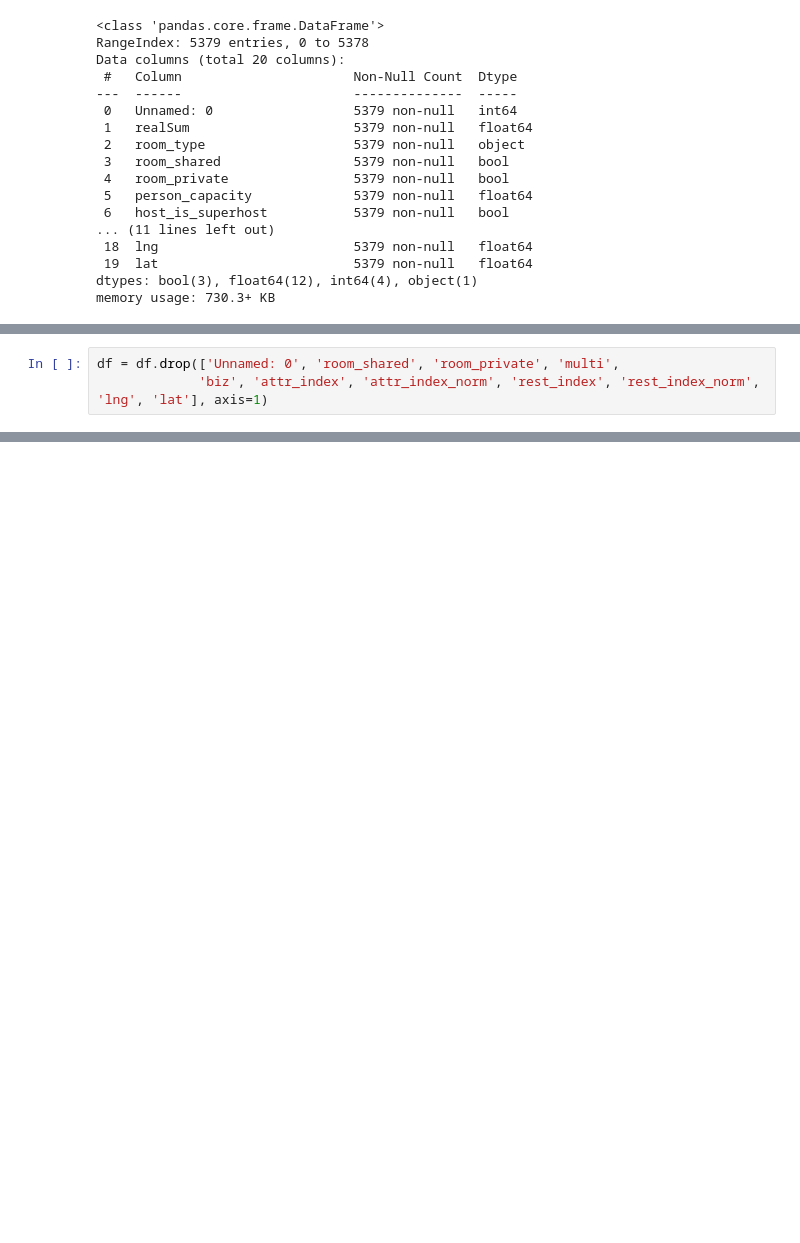
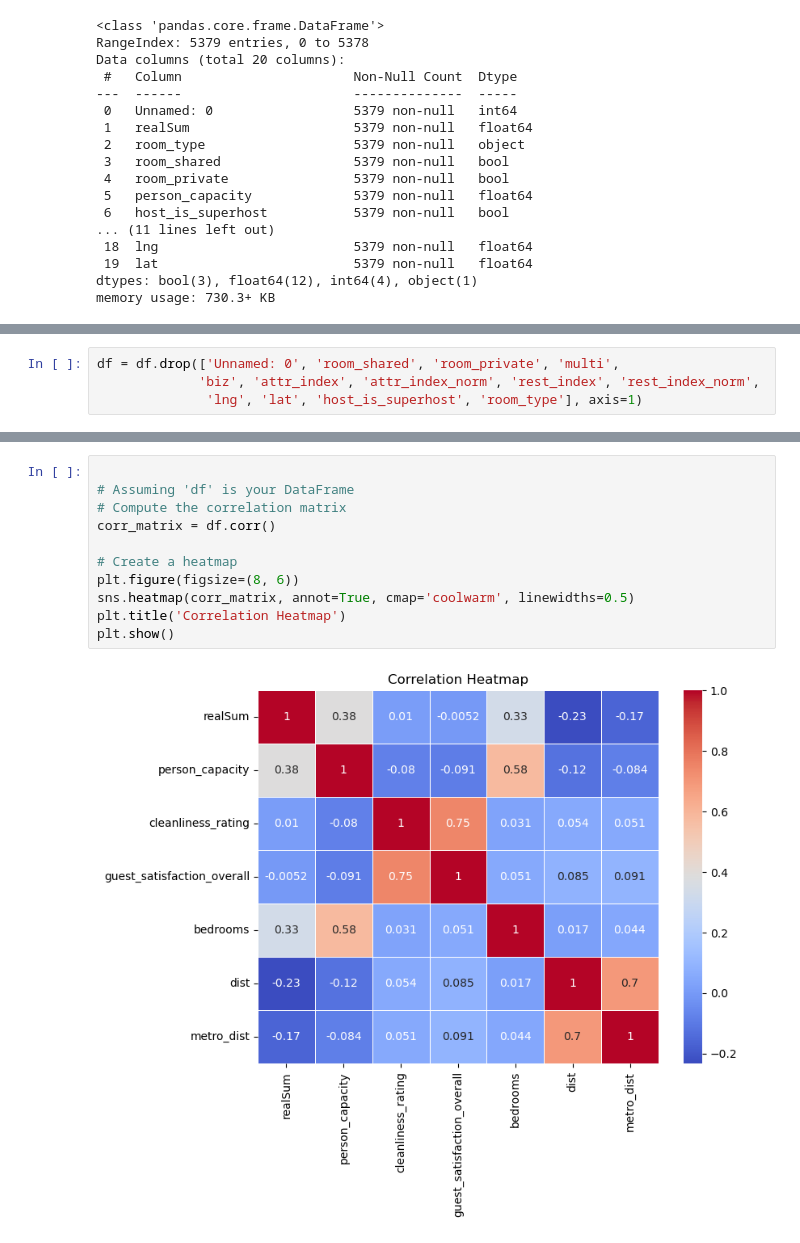
Before and after one commit to Babreucosta/CA2_Strategic_Thinking, a Jupyter notebook: CA 2 Strategic Thinking.ipynb, the cells around one changed output, grey strips where cells are left out. Saved outputs shown, nothing was run; the diff lists cells and outputs as text; blank space fills up the shorter version.

```diff
--- a/CA 2 Strategic Thinking.ipynb
+++ b/CA 2 Strategic Thinking.ipynb
@@ -43,3 +36,0 @@ Name: room_type, dtype: int64
-# %%
-df = df.drop(['Unnamed: 0', 'room_shared', 'room_private', 'multi',
-             'biz', 'attr_index', 'attr_index_norm', 'rest_index', 'rest_index_norm', 'lng', 'lat'], axis=1)
@@ -54,0 +37,4 @@ df.head()
+# %%
+df = df.drop(['Unnamed: 0', 'room_shared', 'room_private', 'multi',
+             'biz', 'attr_index', 'attr_index_norm', 'rest_index', 'rest_index_norm',
+              'lng', 'lat', 'host_is_superhost', 'room_type'], axis=1)
@@ -54,0 +67,13 @@ df.head()
+# %%
+
+# Assuming 'df' is your DataFrame
+# Compute the correlation matrix
+corr_matrix = df.corr()
+
+# Create a heatmap
+plt.figure(figsize=(8, 6))
+sns.heatmap(corr_matrix, annot=True, cmap='coolwarm', linewidths=0.5)
+plt.title('Correlation Heatmap')
+plt.show()
+# %% [output]
+[figure, added]
```
Also changed, not shown: parts of 13 cells of this notebook, 3 other files.
